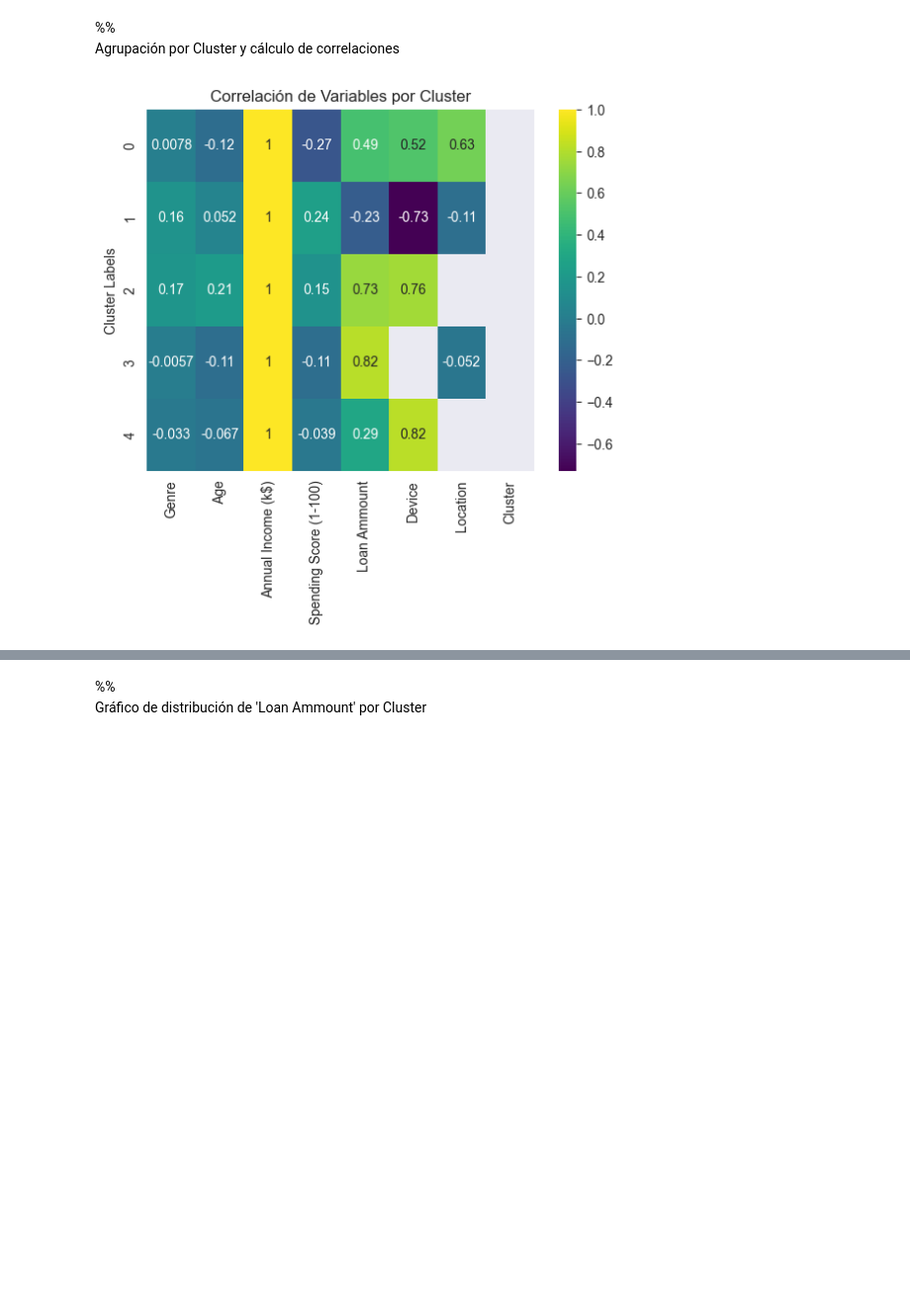
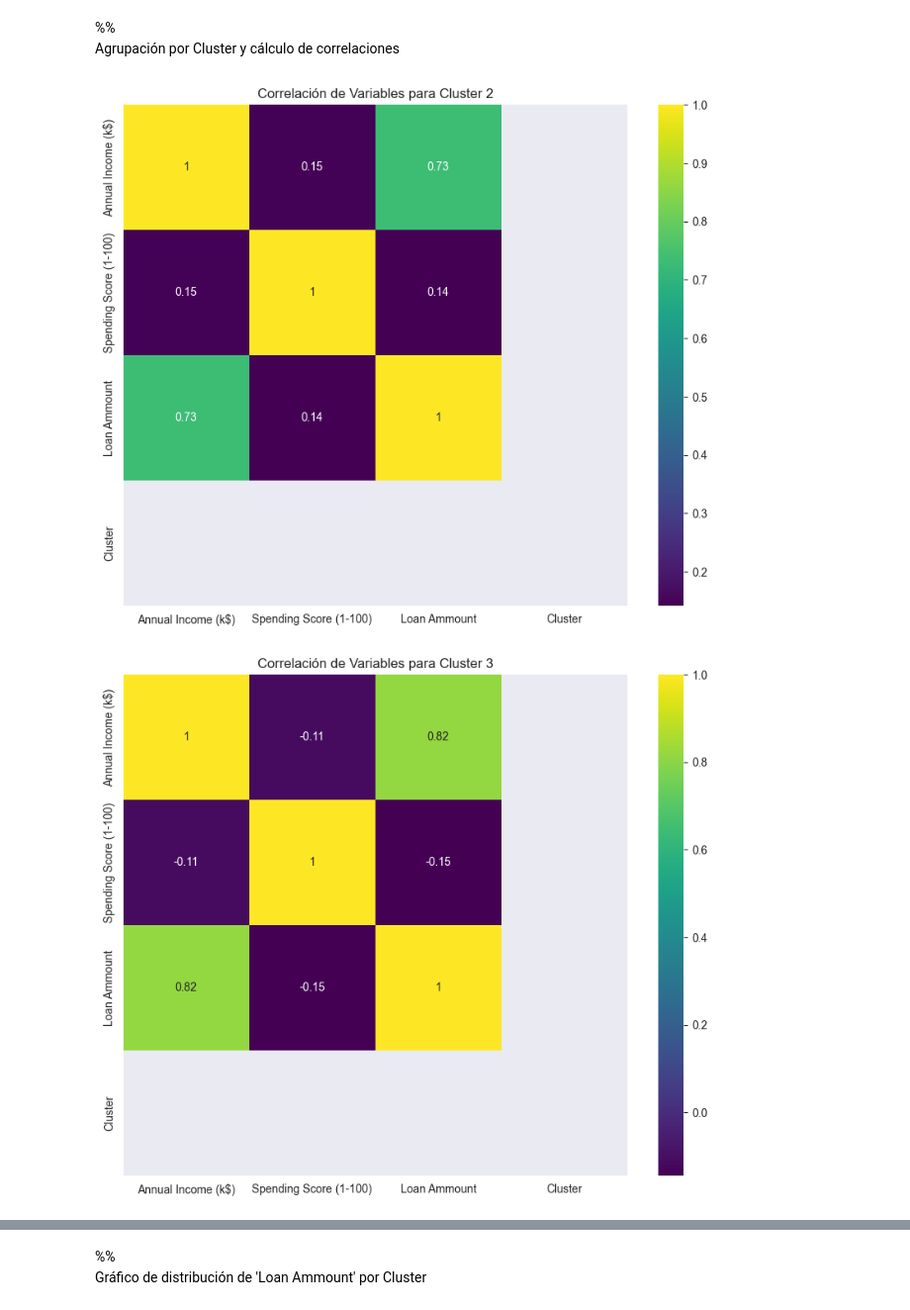
Before and after one commit to HesusG/course-itesm-data-mining, a Jupyter notebook: 1Clustering/clase_clustering.ipynb, the cells around one changed output, grey strips where cells are left out. Shown: that part at 99% size. Saved outputs shown, nothing was run; the diff lists cells and outputs as text; code cells hidden in the pictures; blank space fills up the shorter version.

Commit message:
fixing heatmap for clusters on clustering example

```diff
--- a/1Clustering/clase_clustering.ipynb
+++ b/1Clustering/clase_clustering.ipynb
@@ -358,13 +358,25 @@ plt.show()
 # %% [markdown]
 %%<br>
 Agrupación por Cluster y cálculo de correlaciones
-# %%
-cluster_bygroups = cluster_results.select_dtypes(include=['int', 'float']).groupby("Cluster Labels")
-heatmap_data = cluster_bygroups.corr()
-heatmap_data = heatmap_data.xs('Annual Income (k$)', level=1)
-heatmap = sns.heatmap(heatmap_data, annot=True, cmap='viridis')
-heatmap.set_title('Correlación de Variables por Cluster')
-plt.ylabel('Cluster Labels')
-plt.show()
-# %% [output]
-[figure, removed]
+# %%
+
+# Excluir las columnas no deseadas
+columns_to_exclude = ['Genre', 'Age', 'Device', 'Location']
+filtered_data = cluster_results.drop(columns=columns_to_exclude)
+
+# Obtener las etiquetas de clúster únicas
+cluster_labels = filtered_data['Cluster Labels'].unique()
+
+# Iterar sobre cada etiqueta de clúster y crear un heatmap
+for label in cluster_labels:
+    cluster_data = filtered_data[filtered_data['Cluster Labels'] == label]
+    cluster_data = cluster_data.select_dtypes(include=['int', 'float']).drop(columns=['Cluster Labels'])
+    heatmap_data = cluster_data.corr()
+
+    plt.figure(figsize=(10, 8))
+    heatmap = sns.heatmap(heatmap_data, annot=True, cmap='viridis')
+    heatmap.set_title(f'Correlación de Variables para Cluster {label}')
+    plt.show()
+# %% [output]
+[figure, added]
+[figure, added]
```
Also changed, not shown: parts of 1 cell of this notebook.
